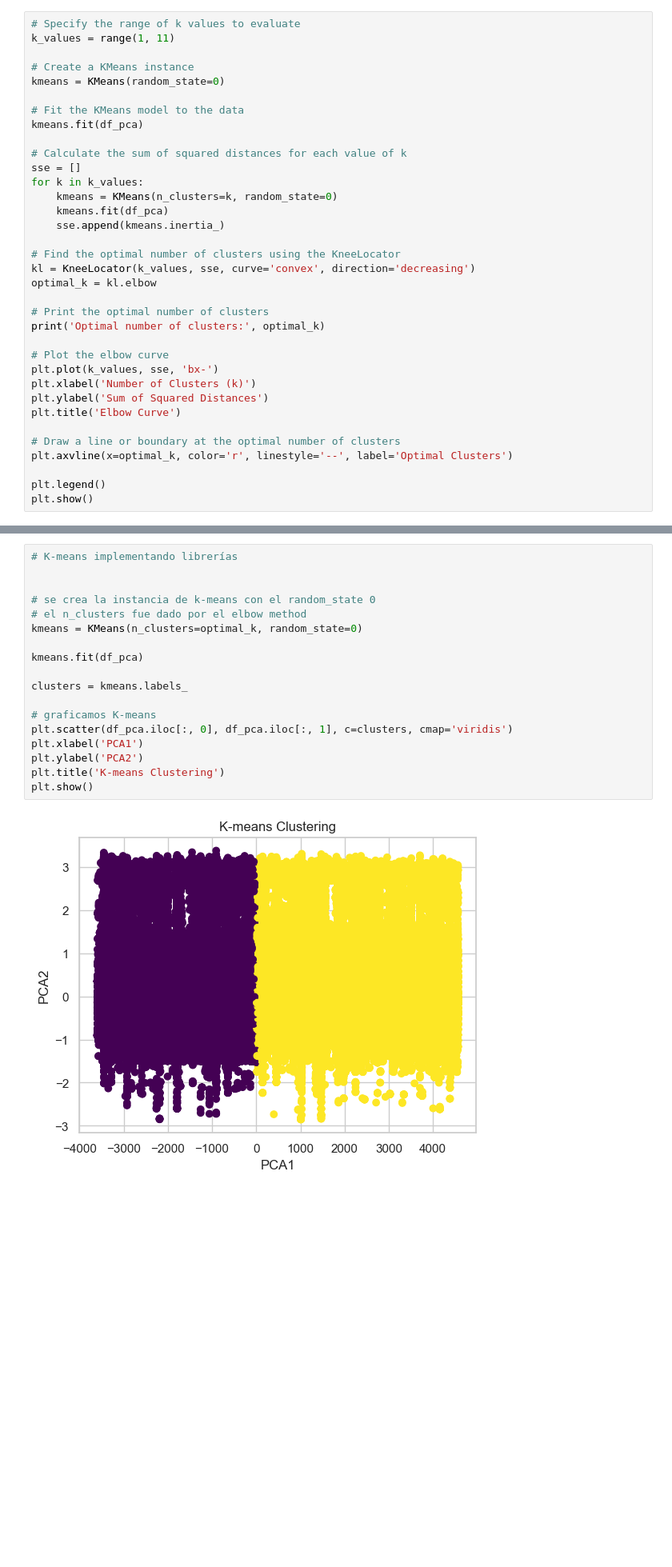
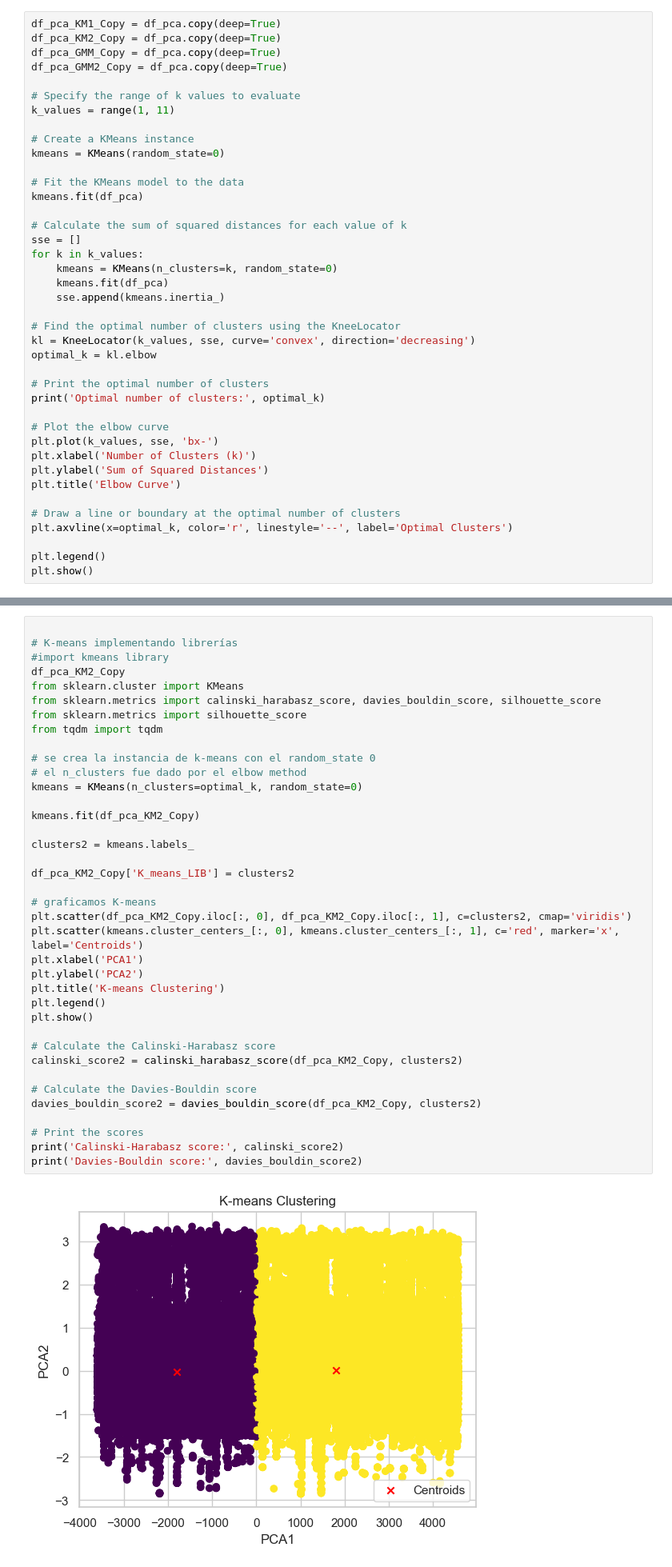
Before and after one commit to AndresQuinto5/IA_LAB4, a Jupyter notebook: Laboratorio4.ipynb, the cells around one changed output, grey strips where cells are left out. Shown at 80% size. Saved outputs shown, nothing was run; the diff lists cells and outputs as text; blank space fills up the shorter version.

```diff
--- a/Laboratorio4.ipynb
+++ b/Laboratorio4.ipynb
@@ -617,6 +614,11 @@ El PCA es una técnica que transforma un conjunto de variables posiblemente corr
 
 cita: [Análisis de componentes principales (PCA)](https://es.mathworks.com/help/stats/principal-component-analysis-pca.html)
 # %%
+df_pca_KM1_Copy = df_pca.copy(deep=True)
+df_pca_KM2_Copy = df_pca.copy(deep=True)
+df_pca_GMM_Copy = df_pca.copy(deep=True)
+df_pca_GMM2_Copy = df_pca.copy(deep=True)
+
 # Specify the range of k values to evaluate
 k_values = range(1, 11)
 
@@ -675,20 +831,40 @@ df_pca
 # %%
+
 # K-means implementando librerías
-
+#import kmeans library
+df_pca_KM2_Copy
+from sklearn.cluster import KMeans
+from sklearn.metrics import calinski_harabasz_score, davies_bouldin_score, silhouette_score
+from sklearn.metrics import silhouette_score
+from tqdm import tqdm
 
 # se crea la instancia de k-means con el random_state 0
 # el n_clusters fue dado por el elbow method
 kmeans = KMeans(n_clusters=optimal_k, random_state=0)
 
-kmeans.fit(df_pca)
+kmeans.fit(df_pca_KM2_Copy)
 
-clusters = kmeans.labels_
+clusters2 = kmeans.labels_
+
+df_pca_KM2_Copy['K_means_LIB'] = clusters2
 
 # graficamos K-means
-plt.scatter(df_pca.iloc[:, 0], df_pca.iloc[:, 1], c=clusters, cmap='viridis')
+plt.scatter(df_pca_KM2_Copy.iloc[:, 0], df_pca_KM2_Copy.iloc[:, 1], c=clusters2, cmap='viridis')
+plt.scatter(kmeans.cluster_centers_[:, 0], kmeans.cluster_centers_[:, 1], c='red', marker='x', label='Centroids')
 plt.xlabel('PCA1')
 plt.ylabel('PCA2')
 plt.title('K-means Clustering')
+plt.legend()
 plt.show()
+
+# Calculate the Calinski-Harabasz score
+calinski_score2 = calinski_harabasz_score(df_pca_KM2_Copy, clusters2)
+
+# Calculate the Davies-Bouldin score
+davies_bouldin_score2 = davies_bouldin_score(df_pca_KM2_Copy, clusters2)
+
+# Print the scores
+print('Calinski-Harabasz score:', calinski_score2)
+print('Davies-Bouldin score:', davies_bouldin_score2)
 # %% [output]
-[figure, old version]
+[figure, new version]
```
Also changed, not shown: parts of 34 cells of this notebook.
